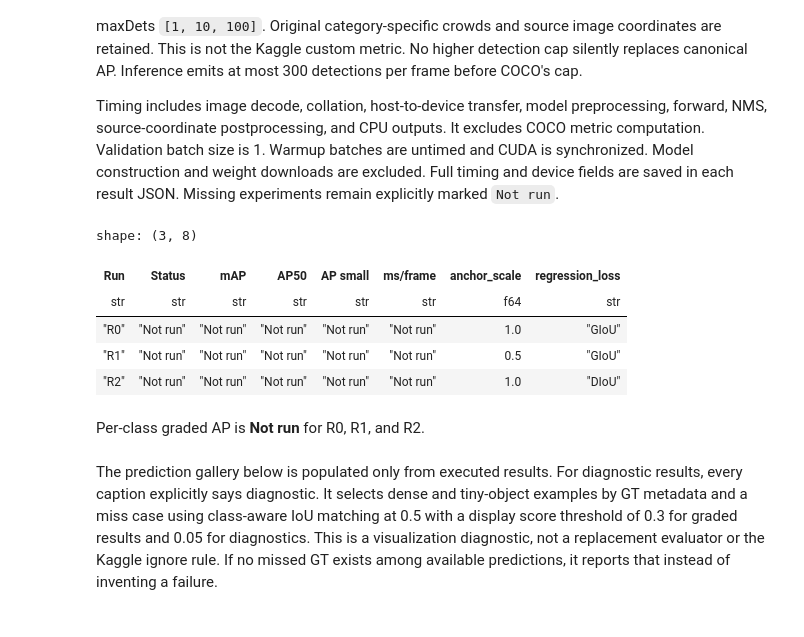
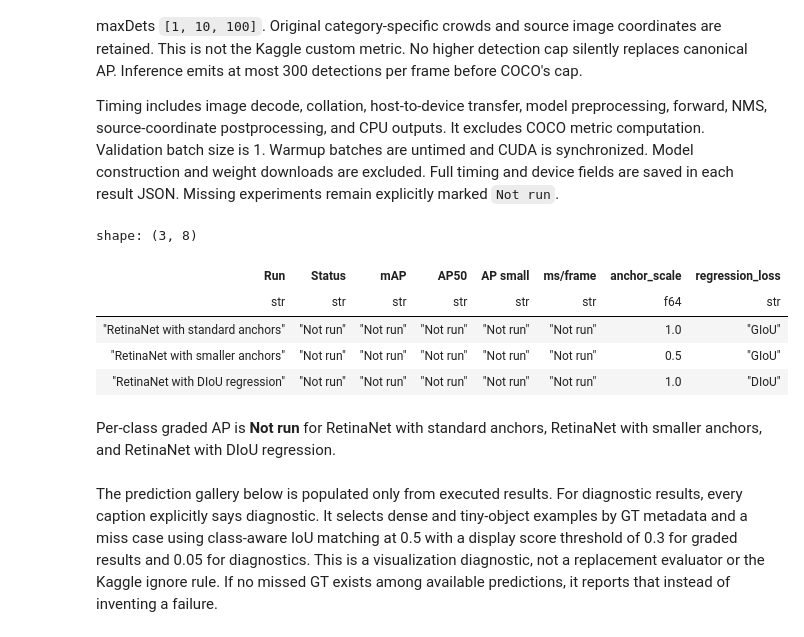
Before and after one commit to ke1rro/hm2, a Jupyter notebook: notebooks/02_retinanet.ipynb, the cells around one changed output. Saved outputs shown, nothing was run; the diff lists cells and outputs as text; code cells hidden in the pictures.

```diff
--- a/notebooks/02_retinanet.ipynb
+++ b/notebooks/02_retinanet.ipynb
@@ -111,11 +113,11 @@ SMOKE = {
     "num_workers": 2,
 }
 EXPERIMENTS = {
-    "R0": {"anchor_scale": 1.0, "regression_loss": "GIoU"},
-    "R1": {"anchor_scale": 0.5, "regression_loss": "GIoU"},
-    "R2": {"anchor_scale": 1.0, "regression_loss": "DIoU"},
+    "standard_anchors": {"anchor_scale": 1.0, "regression_loss": "GIoU"},
+    "smaller_anchors": {"anchor_scale": 0.5, "regression_loss": "GIoU"},
+    "diou_regression": {"anchor_scale": 1.0, "regression_loss": "DIoU"},
 }
-pl.from_dicts([{"Run": run, **settings} for run, settings in EXPERIMENTS.items()])
+pl.from_dicts([{"Run": experiment_label(run), **settings} for run, settings in EXPERIMENTS.items()])
 # %% [output]
 shape: (3, 3)
 | Run | anchor_scale | regression_loss |
@@ -544,12 +555,12 @@ validation_protocol = {
     "coordinates": "original_image_pixels",
     "ignore_policy": "original_category_specific_crowds",
 }
-GRADED_RUN_IDS = ["R0", "R1", "R2"]
+GRADED_RUN_IDS = ["standard_anchors", "smaller_anchors", "diou_regression"]
 if RUN_GRADED_EXPERIMENTS:
     if DEVICE.type != "cuda":
         raise RuntimeError("Use an authorized CUDA kernel for full training.")
     for run in GRADED_RUN_IDS:
-        run_directory = EXPERIMENT_DIRECTORY / run
+        run_directory = result_directory(EXPERIMENT_DIRECTORY, run)
         model = build_retinanet(
             run,
             allow_download=ALLOW_WEIGHT_DOWNLOAD,
@@ -562,7 +573,7 @@ if RUN_GRADED_EXPERIMENTS:
         )
         scaler = torch.amp.GradScaler("cuda")
         run_config = {
-            "run": run,
+            "run": storage_id(run),
             "training": TRAINING,
             "variant": EXPERIMENTS[run],
             "validation_protocol": validation_protocol,
@@ -647,7 +658,7 @@ saved in each result JSON. Missing experiments remain explicitly marked `Not run
 graded_results = {}
 result_rows = []
 for run, settings in EXPERIMENTS.items():
-    path = EXPERIMENT_DIRECTORY / run / "result.json"
+    path = result_directory(EXPERIMENT_DIRECTORY, run) / "result.json"
     if path.is_file():
         result = json.loads(path.read_text())
         saved_config = result["config"]
@@ -655,41 +666,41 @@ for run, settings in EXPERIMENTS.items():
             saved_config["validation_protocol"] != validation_protocol
             or saved_config["training"] != TRAINING
             or saved_config["variant"] != settings
             or saved_config["initialization"] != "COCO-pretrained"
             or saved_config["model"] != "retinanet_resnet50_fpn_v2"
         ):
             raise ValueError(f"Incompatible training or validation configuration in {path}.")
         graded_results[run] = result
         metrics = result["metrics"]
         row = {
-            "Run": run,
+            "Run": experiment_label(run),
             "Status": result["status"],
             "mAP": f"{metrics['map']:.4f}",
             "AP50": f"{metrics['ap50']:.4f}",
             "AP small": f"{metrics['ap_small']:.4f}",
             "ms/frame": f"{result['inference']['milliseconds_per_frame']:.1f}",
         }
     else:
         row = {
-            "Run": run,
+            "Run": experiment_label(run),
             "Status": "Not run",
             "mAP": "Not run",
             "AP50": "Not run",
             "AP small": "Not run",
             "ms/frame": "Not run",
         }
     result_rows.append({**row, **settings})
 pl.from_dicts(result_rows)
 # %% [output]
 shape: (3, 8)
 | Run | Status | mAP | AP50 | AP small | ms/frame | anchor_scale | regression_loss |
 | str | str | str | str | str | str | f64 | str |
-| "R0" | "Not run" | "Not run" | "Not run" | "Not run" | "Not run" | 1.0 | "GIoU" |
-| "R1" | "Not run" | "Not run" | "Not run" | "Not run" | "Not run" | 0.5 | "GIoU" |
-| "R2" | "Not run" | "Not run" | "Not run" | "Not run" | "Not run" | 1.0 | "DIoU" |
+| "RetinaNet with standard anchors" | "Not run" | "Not run" | "Not run" | "Not run" | "Not run" | 1.0 | "GIoU" |
+| "RetinaNet with smaller anchors" | "Not run" | "Not run" | "Not run" | "Not run" | "Not run" | 0.5 | "GIoU" |
+| "RetinaNet with DIoU regression" | "Not run" | "Not run" | "Not run" | "Not run" | "Not run" | 1.0 | "DIoU" |
 # %%
 per_class_rows = [
-    {"Run": run, "Class": name, "AP": result["metrics"]["per_class_ap"][name]}
+    {"Run": experiment_label(run), "Class": name, "AP": result["metrics"]["per_class_ap"][name]}
     for run, result in graded_results.items()
     for name in CLASS_NAMES
 ]
@@ -708,9 +719,13 @@ if per_class_rows:
         )
     )
 else:
-    display(Markdown("Per-class graded AP is **Not run** for R0, R1, and R2."))
+    display(
+        Markdown(
+            "Per-class graded AP is **Not run** for the standard-anchor, smaller-anchor, and DIoU variants."
+        )
+    )
 # %% [output]
-Per-class graded AP is **Not run** for R0, R1, and R2.
+Per-class graded AP is **Not run** for RetinaNet with standard anchors, RetinaNet with smaller anchors, and RetinaNet with DIoU regression.
 # %% [markdown]
 The prediction gallery below is populated only from executed results. For diagnostic
 results, every caption explicitly says diagnostic. It selects dense and tiny-object
```
Also changed, not shown: parts of 17 cells of this notebook, 31 other files.
